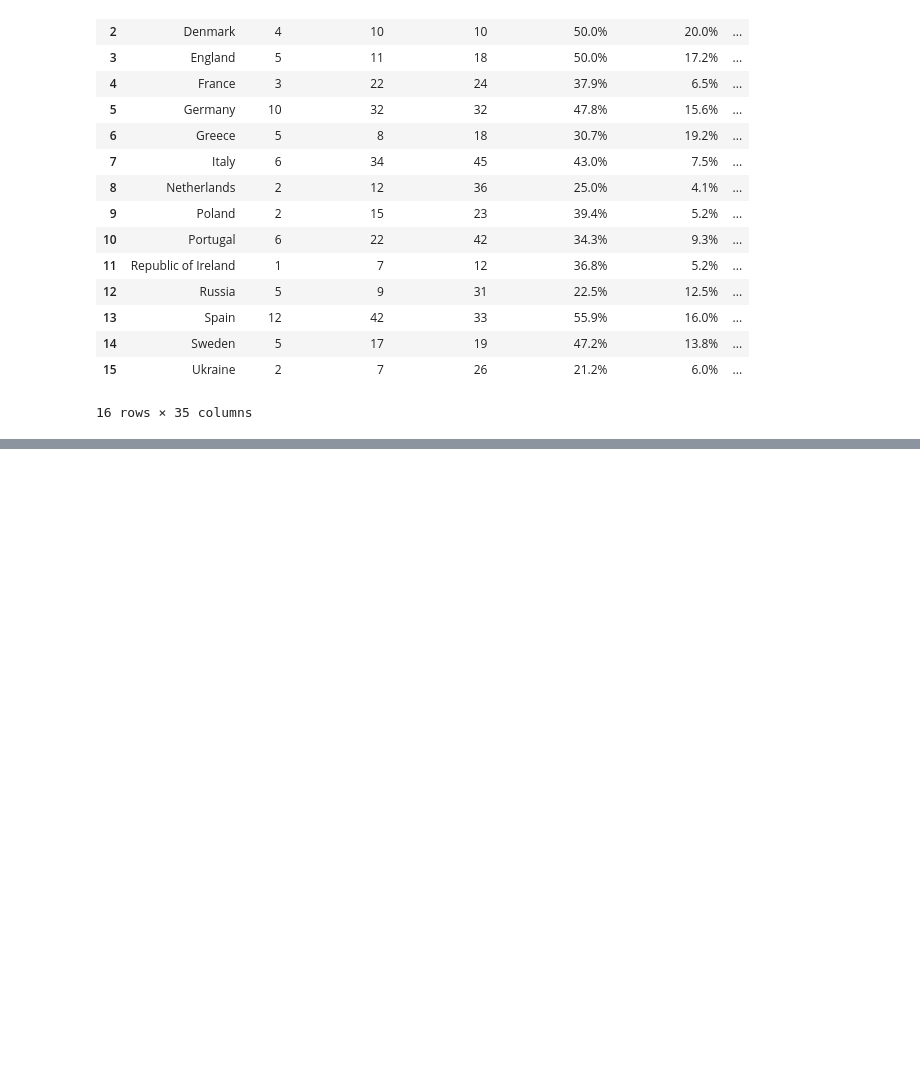
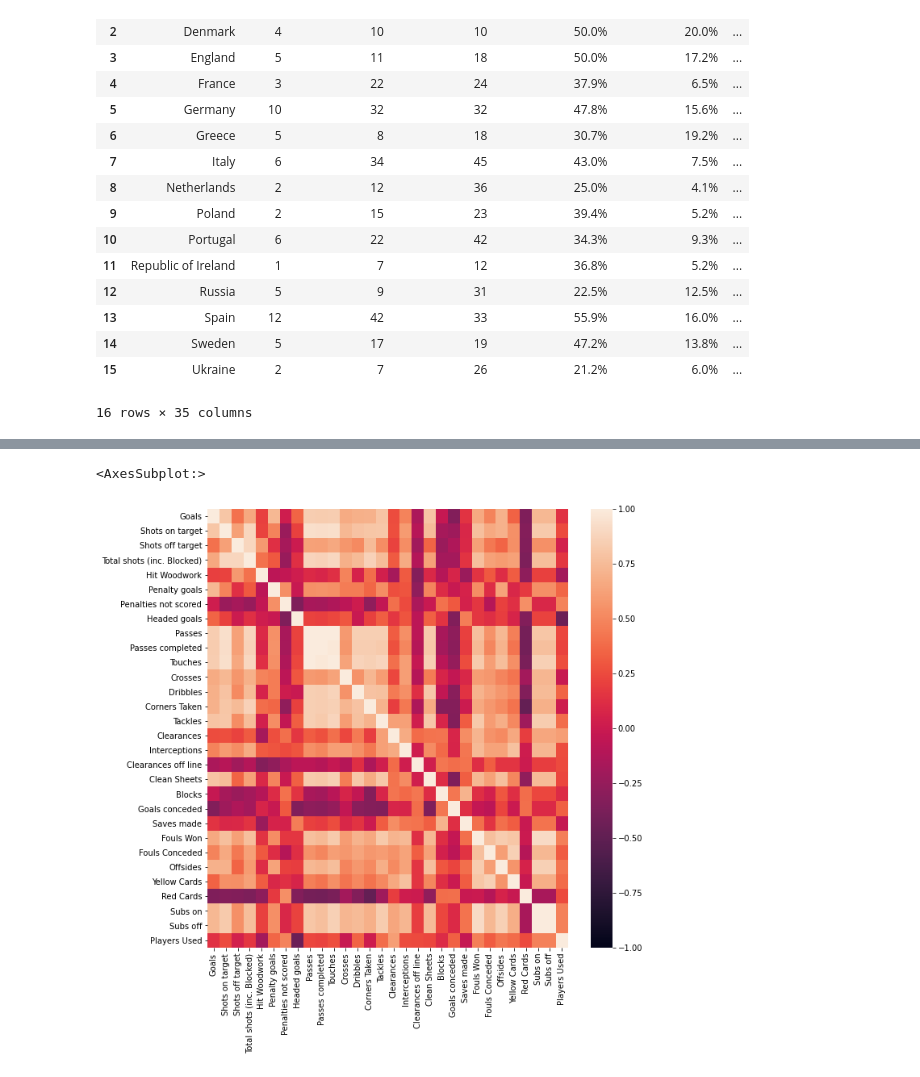
Before and after one commit to Adriagallardo/Adria-Gallardo-Thebridge, a Jupyter notebook: Ejercicios/Week9/4.polynomial_regresion/2.football_stats.ipynb, the cells around one changed output, grey strips where cells are left out. Drawn from its saved outputs; the diff is of its cells as text; code cells hidden in the pictures; blank space fills up the shorter version.

```diff
--- a/Ejercicios/Week9/4.polynomial_regresion/2.football_stats.ipynb
+++ b/Ejercicios/Week9/4.polynomial_regresion/2.football_stats.ipynb
@@ -15,6 +28,6 @@ A partir del archivo Euro_2012_stats_TEAM, se pide:
 # %%
 import pandas as pd
-df = pd.read_csv("../data/Euro_2012_stats_TEAM.csv")
+df = pd.read_csv("Euro_2012_stats_TEAM.csv")
 
 df
 # %% [output]
@@ -38,0 +67,6 @@ df
+# %%
+plt.figure(figsize=(10,10))
+sns.heatmap(df.corr(), vmin=-1, vmax=1)
+# %% [output]
+<AxesSubplot:>
+[figure, added]
```
Also changed, not shown: parts of 35 cells of this notebook, 4 other files.
